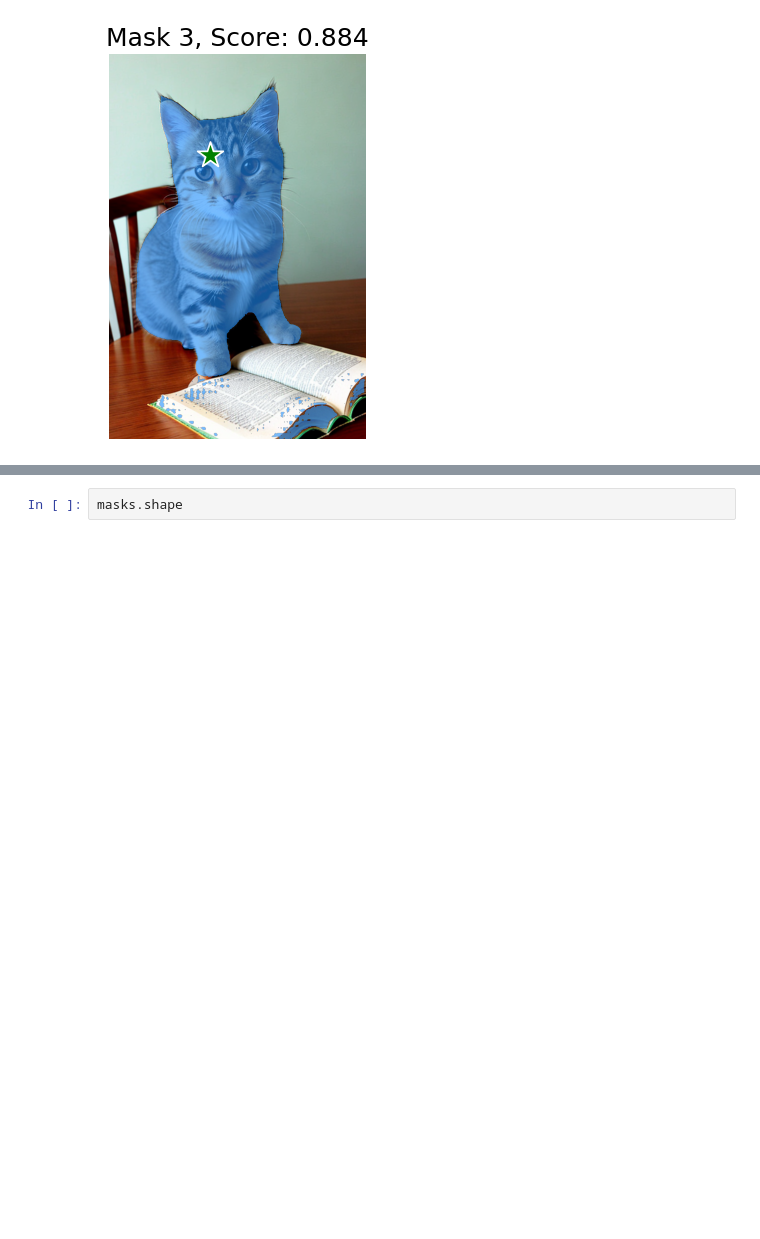
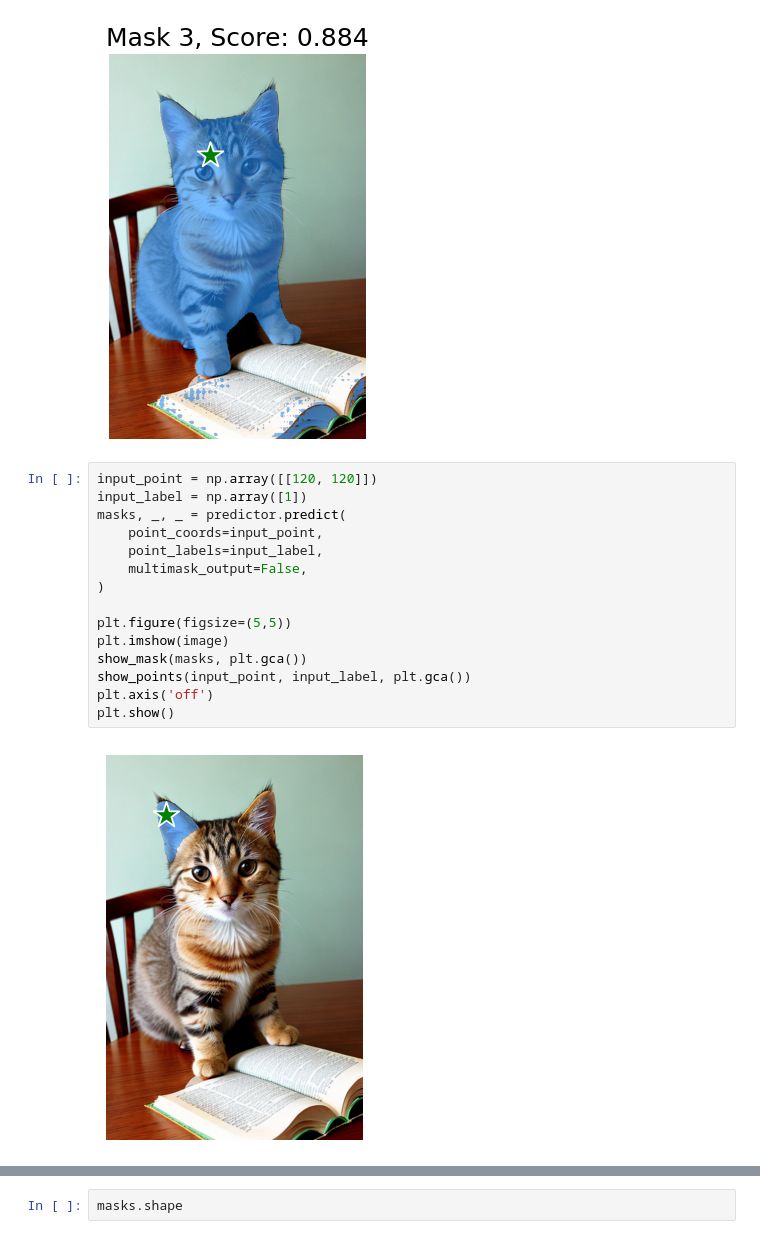
Before and after one commit to aruaru0/pytorch-tests, a Jupyter notebook: segment_anything_test.ipynb, the cells around one changed output, grey strips where cells are left out. Saved outputs shown, nothing was run; the diff lists cells and outputs as text; blank space fills up the shorter version.

```diff
--- a/segment_anything_test.ipynb
+++ b/segment_anything_test.ipynb
@@ -127,4 +131,21 @@ for i, (mask, score) in enumerate(zip(masks, scores)):
 [figure]
 [figure]
 [figure]
+# %%
+input_point = np.array([[120, 120]])
+input_label = np.array([1])
+masks, _, _ = predictor.predict(
+    point_coords=input_point,
+    point_labels=input_label,
+    multimask_output=False,
+)
+
+plt.figure(figsize=(5,5))
+plt.imshow(image)
+show_mask(masks, plt.gca())
+show_points(input_point, input_label, plt.gca())
+plt.axis('off')
+plt.show()
+# %% [output]
+[figure, added]
 # %%
```
Also changed, not shown: parts of 14 cells of this notebook.
